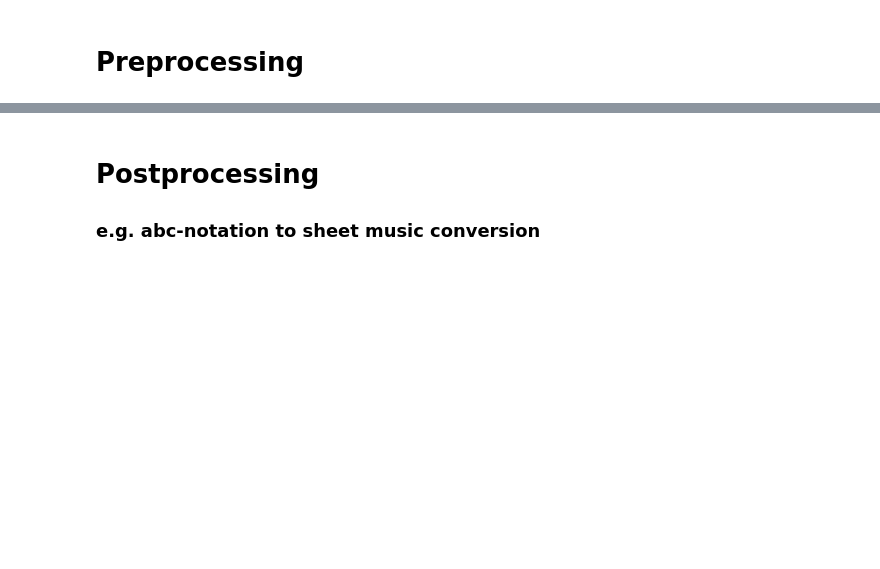
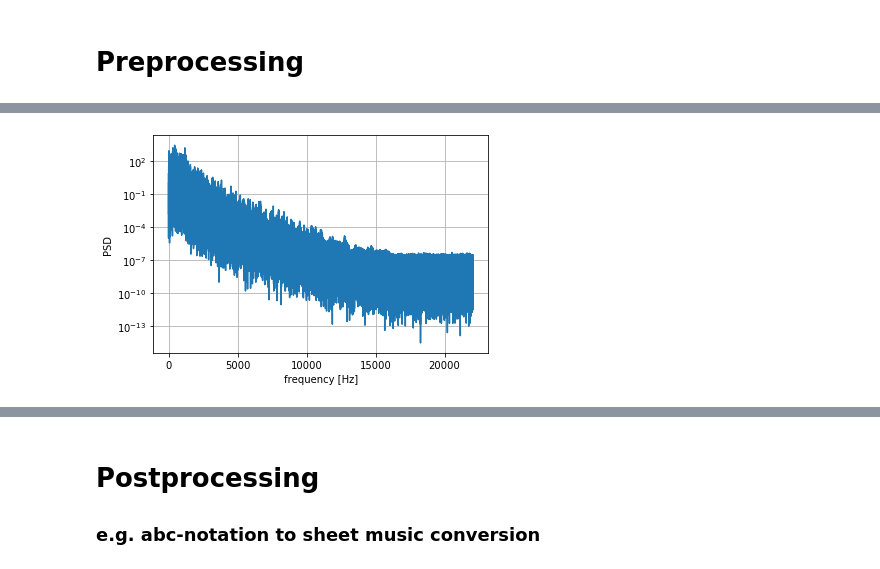
Before and after one commit to LVBrand/DAT5502021, a Jupyter notebook: dat550-2021-final-project.ipynb, the cells around one changed output, grey strips where cells are left out. Drawn from its saved outputs; the diff is of its cells as text; code cells hidden in the pictures; blank space fills up the shorter version.

Commit message:
Added library examples for preprocessing

```diff
--- a/dat550-2021-final-project.ipynb
+++ b/dat550-2021-final-project.ipynb
@@ -89,0 +160,16 @@ from scipy import signal
+# %%
+# From scipy.signal.spectrogram docs
+from scipy import signal
+from scipy.fft import fftshift
+import matplotlib.pyplot as plt
+
+samplingFrequency, signalData = wavfile.read('example.wav')
+f, Pper_spec = signal.periodogram(signalData[:,0], samplingFrequency, 'flattop', scaling='spectrum')
+
+plt.semilogy(f, Pper_spec)
+plt.xlabel('frequency [Hz]')
+plt.ylabel('PSD')
+plt.grid()
+plt.show()
+# %% [output]
+[figure, added]
```
Also changed, not shown: parts of 19 cells of this notebook, 1 other file.
